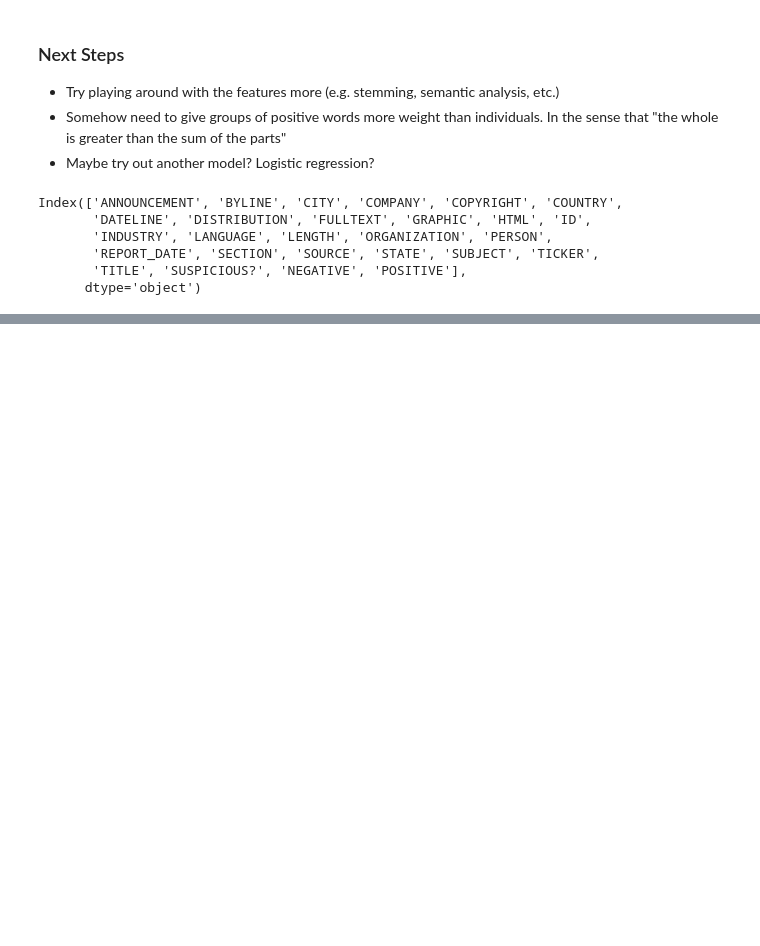
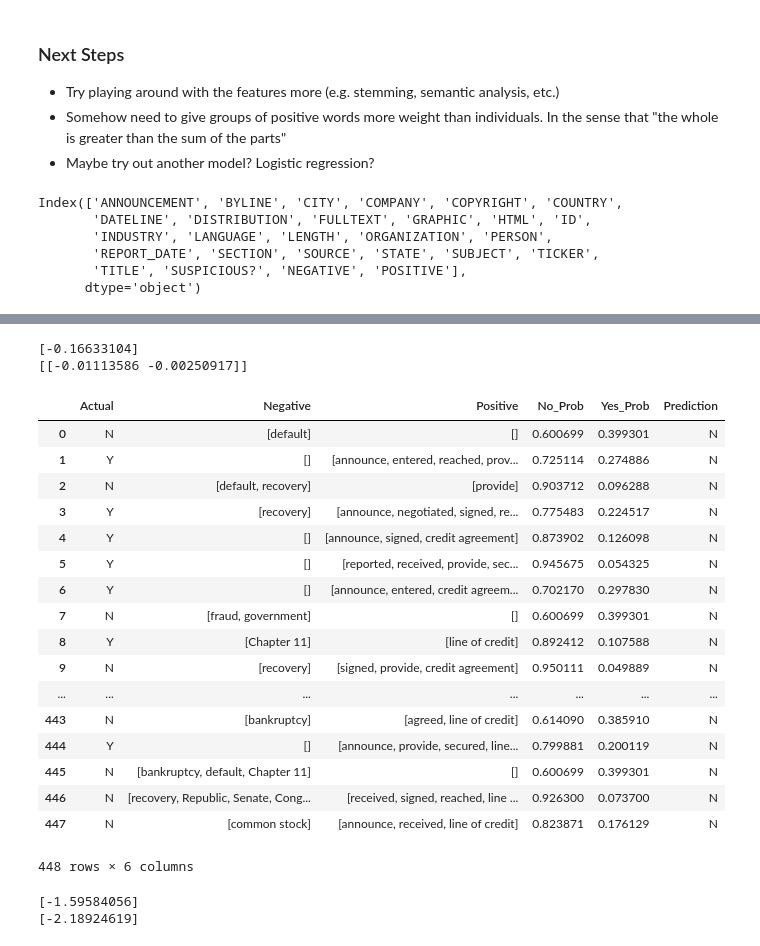
Before and after one commit to christopher-cao/nlp_project, a Jupyter notebook: February 27 - Initial Filtering.ipynb, the cells around one changed output, grey strips where cells are left out. Saved outputs shown, nothing was run; the diff lists cells and outputs as text; code cells hidden in the pictures; blank space fills up the shorter version.

```diff
--- a/February 27 - Initial Filtering.ipynb
+++ b/February 27 - Initial Filtering.ipynb
@@ -373,13 +378,14 @@ from sklearn import preprocessing
 label_encoder = preprocessing.LabelEncoder()
 encoded_negative = label_encoder.fit_transform(final_train['NEGATIVE'])
 encoded_positive = label_encoder.fit_transform(final_train['POSITIVE'])
+encoded_announcement = label_encoder.fit_transform(final_train['ANNOUNCEMENT'])
 
 # Just try with one independent variable for now
 
 log_model = linear_model.LogisticRegression()
 
-log_model.fit(X = pd.DataFrame(encoded_positive),
-              y = final_train["ANNOUNCEMENT"])
+log_model.fit(X = pd.DataFrame(encoded_negative),
+              y = final_train['ANNOUNCEMENT'])
 
 print(log_model.intercept_)
 
@@ -389,0 +396,7 @@ print(log_model.coef_)
+# %%
+predictions = log_model.predict_proba(X = pd.DataFrame(encoded_positive))
+predictions = pd.DataFrame(predictions)
+predictions.columns = ["No_Prob", "Yes_Prob"]
+# 0 is No. 1 is Yes.
+final = pd.concat([final_train['ANNOUNCEMENT'], predictions], axis=1)
+final
@@ -389,0 +422,59 @@ print(log_model.coef_)
+# %%
+# Try with two independent variables
+train_features = pd.DataFrame([encoded_negative, encoded_positive]).T
+log_model = linear_model.LogisticRegression()
+
+log_model.fit(X = train_features,
+              y = final_train["ANNOUNCEMENT"])
+
+print(log_model.intercept_)
+print(log_model.coef_)
+# %% [output]
+[-0.16633104]
+[[-0.01113586 -0.00250917]]
+# %%
+probs = log_model.predict_proba(X = train_features)
+preds1 = log_model.predict(X = train_features)
+probs = pd.DataFrame(predictions)
+preds = pd.DataFrame(preds1)
+final = pd.concat([final_train['ANNOUNCEMENT'], final_train['NEGATIVE'], final_train['POSITIVE'], probs, preds], axis=1)
+final.columns = ['Actual', 'Negative', 'Positive','No_Prob', 'Yes_Prob', 'Prediction']
+final
+# %% [output]
+|  | Actual | Negative | Positive | No_Prob | Yes_Prob | Prediction |
+| 0 | N | [default] | [] | 0.600699 | 0.399301 | N |
+| 1 | Y | [] | [announce, entered, reached, prov... | 0.725114 | 0.274886 | N |
+| 2 | N | [default, recovery] | [provide] | 0.903712 | 0.096288 | N |
+| 3 | Y | [recovery] | [announce, negotiated, signed, re... | 0.775483 | 0.224517 | N |
+| 4 | Y | [] | [announce, signed, credit agreement] | 0.873902 | 0.126098 | N |
+| 5 | Y | [] | [reported, received, provide, sec... | 0.945675 | 0.054325 | N |
+| 6 | Y | [] | [announce, entered, credit agreem... | 0.702170 | 0.297830 | N |
+| 7 | N | [fraud, government] | [] | 0.600699 | 0.399301 | N |
+| 8 | Y | [Chapter 11] | [line of credit] | 0.892412 | 0.107588 | N |
+| 9 | N | [recovery] | [signed, provide, credit agreement] | 0.950111 | 0.049889 | N |
+| ... | ... | ... | ... | ... | ... | ... |
+| 443 | N | [bankruptcy] | [agreed, line of credit] | 0.614090 | 0.385910 | N |
+| 444 | Y | [] | [announce, provide, secured, line... | 0.799881 | 0.200119 | N |
+| 445 | N | [bankruptcy, default, Chapter 11] | [] | 0.600699 | 0.399301 | N |
+| 446 | N | [recovery, Republic, Senate, Cong... | [received, signed, reached, line ... | 0.926300 | 0.073700 | N |
+| 447 | N | [common stock] | [announce, received, line of credit] | 0.823871 | 0.176129 | N |
+448 rows × 6 columns
+# %%
+# Now all the keywords
+train_features = pd.DataFrame([encoded_negative, encoded_positive]).T
+train_features1 = pd.concat([train_features, final_train[keywords]], axis=1)
+train_features2 = final_train[keywords]
+
+log_model1 = linear_model.LogisticRegression()
+log_model2 = linear_model.LogisticRegression()
+
+log_model1.fit(X = train_features1,
+              y = final_train["ANNOUNCEMENT"])
+log_model2.fit(X = train_features2,
+               y = final_train["ANNOUNCEMENT"])
+
+print(log_model1.intercept_)
+print(log_model2.intercept_)
+# %% [output]
+[-1.59584056]
+[-2.18924619]
```
Also changed, not shown: parts of 17 cells of this notebook.
